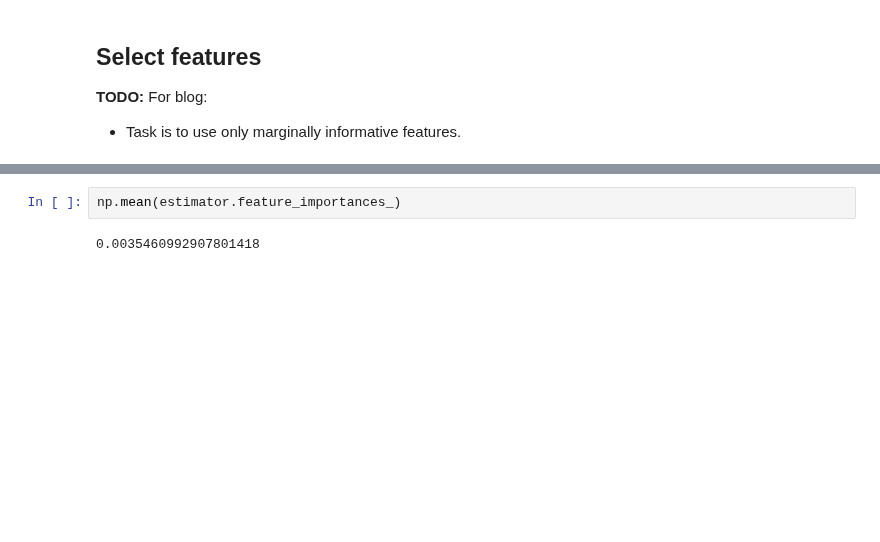
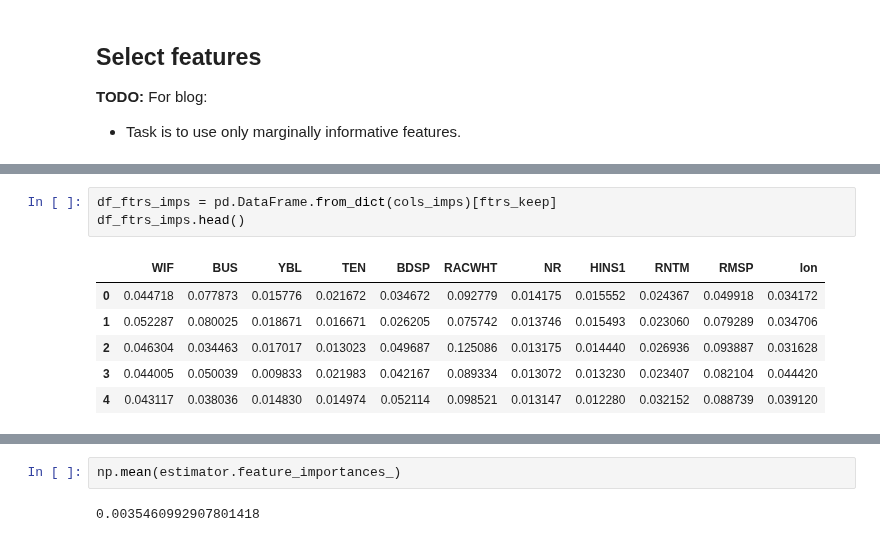
Before and after one commit to stharrold/stharrold.github.io, a Jupyter notebook: content/static/20160221-predict-household-income-from-census/20160221-predict-household-income-from-census.ipynb, the cells around one changed output, grey strips where cells are left out. Saved outputs shown, nothing was run; the diff lists cells and outputs as text; blank space fills up the shorter version.

```diff
--- a/content/static/20160221-predict-household-income-from-census/20160221-predict-household-income-from-census.ipynb
+++ b/content/static/20160221-predict-household-income-from-census/20160221-predict-household-income-from-census.ipynb
@@ -547,0 +663,10 @@ estimator.score(X=ftrs_test, y=trg_test, sample_weight=pwt_test)
+# %%
+df_ftrs_imps = pd.DataFrame.from_dict(cols_imps)[ftrs_keep]
+df_ftrs_imps.head()
+# %% [output]
+|  | WIF | BUS | YBL | TEN | BDSP | RACWHT | NR | HINS1 | RNTM | RMSP | lon |
+| 0 | 0.044718 | 0.077873 | 0.015776 | 0.021672 | 0.034672 | 0.092779 | 0.014175 | 0.015552 | 0.024367 | 0.049918 | 0.034172 |
+| 1 | 0.052287 | 0.080025 | 0.018671 | 0.016671 | 0.026205 | 0.075742 | 0.013746 | 0.015493 | 0.023060 | 0.079289 | 0.034706 |
+| 2 | 0.046304 | 0.034463 | 0.017017 | 0.013023 | 0.049687 | 0.125086 | 0.013175 | 0.014440 | 0.026936 | 0.093887 | 0.031628 |
+| 3 | 0.044005 | 0.050039 | 0.009833 | 0.021983 | 0.042167 | 0.089334 | 0.013072 | 0.013230 | 0.023407 | 0.082104 | 0.044420 |
+| 4 | 0.043117 | 0.038036 | 0.014830 | 0.014974 | 0.052114 | 0.098521 | 0.013147 | 0.012280 | 0.032152 | 0.088739 | 0.039120 |
```
Also changed, not shown: parts of 24 cells of this notebook.
